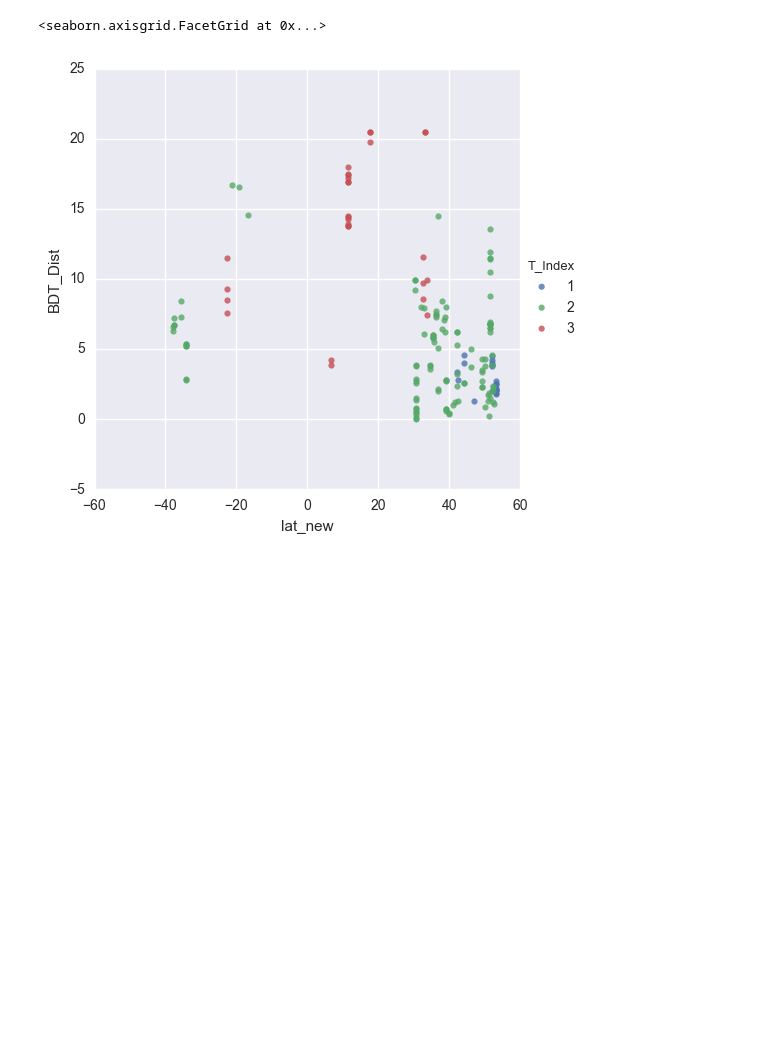
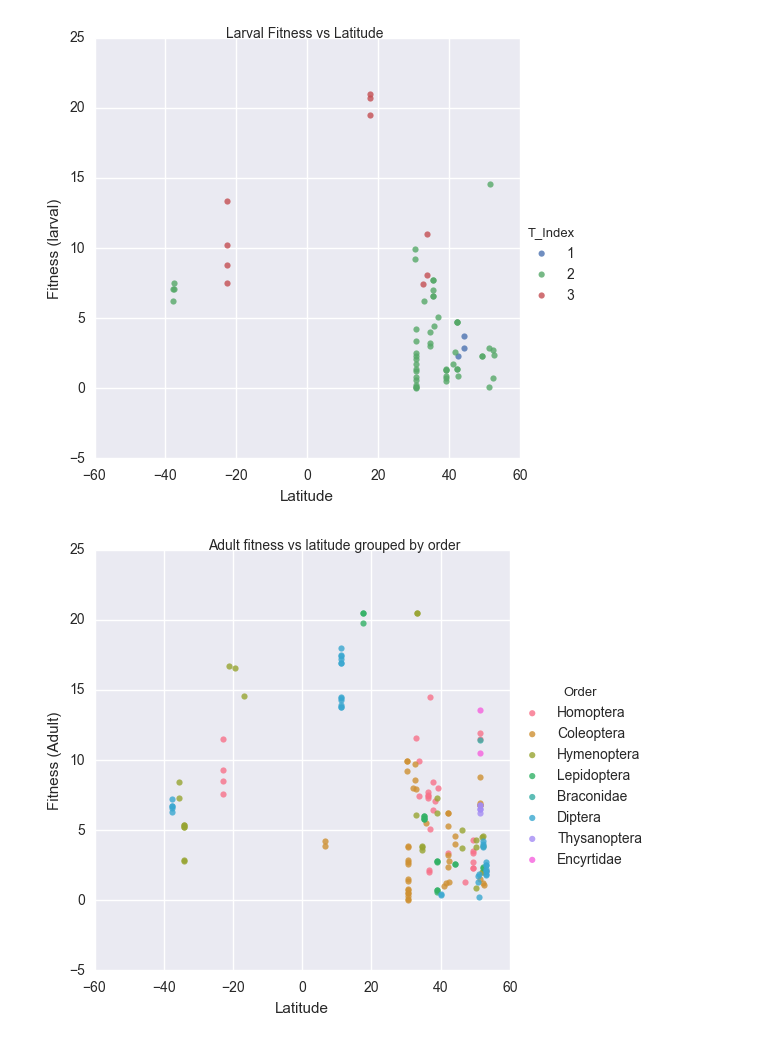
Before and after one commit to UW-Biol419-Wi2017/Insect-adaptation, a Jupyter notebook: Insect code.ipynb, the cells around one changed output. Saved outputs shown, nothing was run; the diff lists cells and outputs as text; code cells hidden in the pictures; blank space fills up the shorter version.

```diff
--- a/Insect code.ipynb
+++ b/Insect code.ipynb
@@ -5,29 +5,39 @@ import matplotlib.pyplot as plt
 import pandas as pd
 import seaborn as sns
 %matplotlib inline
-# %%
-# bringing in dataset and the key into both pandas and numpy
-data = pd.read_csv('419_Database.csv', encoding = "ISO-8859-1")
-
-initialdf = data[['BDT_Dist', 'lat_new', 'T_Index']].copy()
-initialdf['lat_new'].astype(str).astype(float)
-x = initialdf['lat_new']
-y = initialdf['BDT_Dist']
-
-
-initialdf
-
-sns.lmplot("lat_new", "BDT_Dist", hue="T_Index", data=initialdf, fit_reg=False)
-
-#plt.scatter(x,y)
-
-
-
-#data.drop(['Author', 'Year', 'Title', 'Journal'], axis = 1, inplace = True)
-#data.head
-#data.isnull().sum()
-#sns.set_style('ticks')
-#initialscatter = sns.FacetGrid('lat_new', 'BDT.C', data = dfinsects, hue = 'Species')
-# %% [output]
-<seaborn.axisgrid.FacetGrid at 0x...>
-[figure, removed]
+# %%
+# bringing in dataset and the key into both pandas and numpy
+data = pd.read_csv('419_Database.csv', encoding = "ISO-8859-1")
+
+
+#initialdf = data[['BDT_Dist', 'lat_new', 'T_Index', 'Order', 'T_Avg', 'Genus', 'LT_Dist']].copy()
+#initialdf['lat_new'].astype(str).astype(float)
+#data.isnull().sum()
+
+latvsLTdist = sns.lmplot("lat_new", "LT_Dist", hue="T_Index", data=data, fit_reg=False)
+latvsLTdist.fig.suptitle('Larval Fitness vs Latitude')
+latvsLTdist.set(xlabel="Latitude", ylabel="Fitness (larval)")
+
+latvsBDTcOrder = sns.lmplot("lat_new", "BDT_Dist", hue="Order", data=data, fit_reg=False)
+latvsBDTcOrder.fig.suptitle('Adult fitness vs latitude grouped by order')
+latvsBDTcOrder.set(xlabel='Latitude', ylabel='Fitness (Adult)')
+latvsBDTcOrder.savefig('Adult fitness vs latitude grouped by order')
+
+avgtvsLTdist = sns.lmplot("T_Avg ", "ET_Dist", hue='T_Index', data=data, fit_reg=False)
+avgtvsLTdist.fig.suptitle('Egg development vs Avg temp')
+avgtvsLTdist.set(xlabel='Average temp (C)', ylabel='Egg fitness')
+
+latvsBDTdist = sns.lmplot("lat_new", "BDT_Dist", hue="T_Index", data=data, fit_reg=False)
+latvsBDTdist.fig.suptitle('Adult fitness vs latitude grouped by environment')
+latvsBDTdist.set(xlabel='Latitude', ylabel='Fitness (Adult)')
+
+avgtvsLTdist = sns.lmplot("T_Avg ", "BDT_Dist", hue='T_Index', data=data, fit_reg=False)
+avgtvsLTdist.fig.suptitle('Adult fitness vs Avg temp')
+avgtvsLTdist.set(xlabel='Average temp (C)', ylabel='Adult fitness')
+avgtvsLTdist.savefig('Adult fitness vs Average temp')
+# avgtvsLTdistreg = sns.regplot("T_Avg ", "BDT_Dist", scatter_kws=['r', 'g', 'b'], line_kws = 'cyan', data=data)
+# avgtvsLTdistreg.fig.suptitle('Adult fitness vs Avg temp with regression')
+# avgtvsLTdistreg.set(xlabel='Average temp (C)', ylabel='Adult fitness')
+# %% [output]
+[figure, added]
+[figure, added]
```
Also changed, not shown: parts of 4 cells of this notebook, 4 other files.
